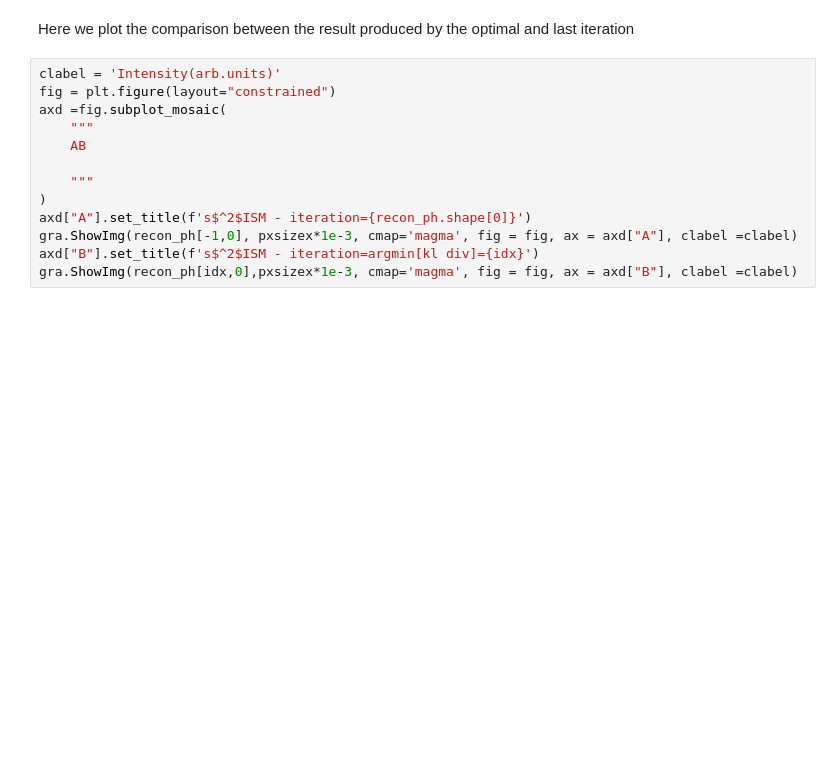
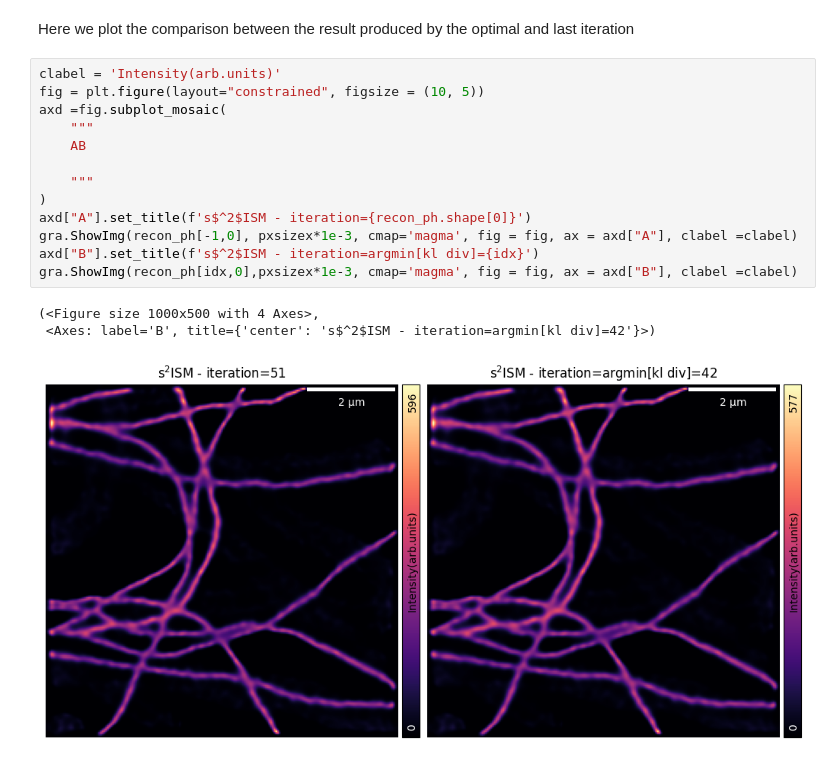
Before and after one commit to VicidominiLab/s2ISM, a Jupyter notebook: examples/Reconstruction_step_by_step_simulation.ipynb, the cells around one changed output. Cells and saved outputs as stored; diff of their text form; blank space fills up the shorter version.

```diff
--- a/examples/Reconstruction_step_by_step_simulation.ipynb
+++ b/examples/Reconstruction_step_by_step_simulation.ipynb
@@ -187,14 +237,18 @@ plt.legend()
 Here we plot the comparison between the result produced by the optimal and last iteration
 # %%
 clabel = 'Intensity(arb.units)'
-fig = plt.figure(layout="constrained")
+fig = plt.figure(layout="constrained", figsize = (10, 5))
 axd =fig.subplot_mosaic(
     """
     AB
 
     """
 )
 axd["A"].set_title(f's$^2$ISM - iteration={recon_ph.shape[0]}')
 gra.ShowImg(recon_ph[-1,0], pxsizex*1e-3, cmap='magma', fig = fig, ax = axd["A"], clabel =clabel)
 axd["B"].set_title(f's$^2$ISM - iteration=argmin[kl div]={idx}')
 gra.ShowImg(recon_ph[idx,0],pxsizex*1e-3, cmap='magma', fig = fig, ax = axd["B"], clabel =clabel)
+# %% [output]
+(<Figure size 1000x500 with 4 Axes>,
+ <Axes: label='B', title={'center': 's$^2$ISM - iteration=argmin[kl div]=42'}>)
+[figure, added]
```
Also changed, not shown: parts of 13 cells of this notebook, 1 other file.
